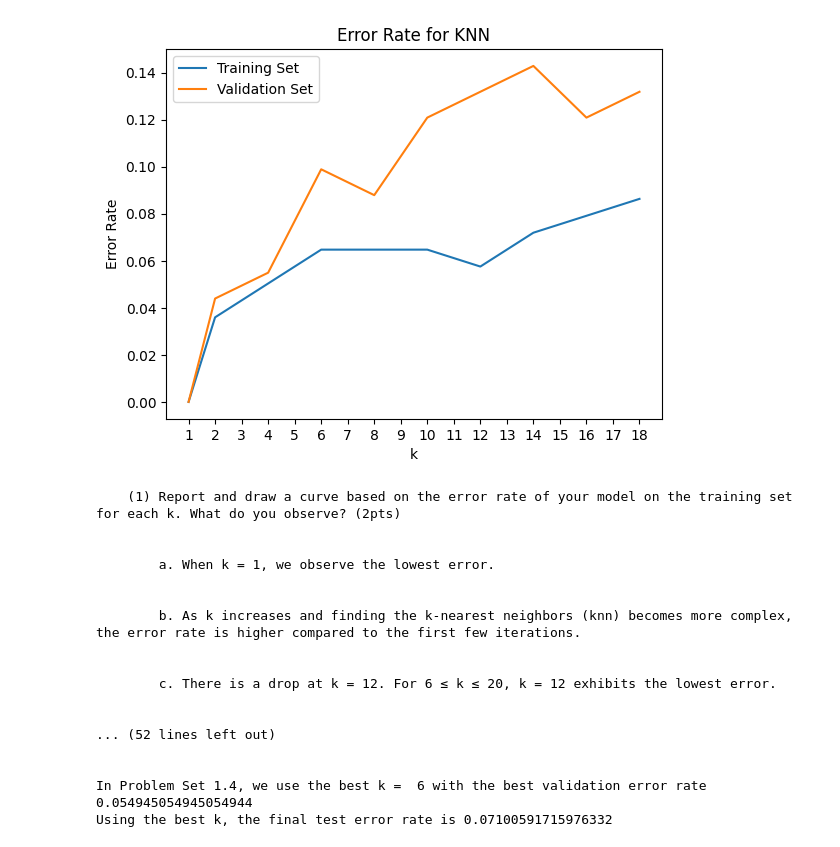
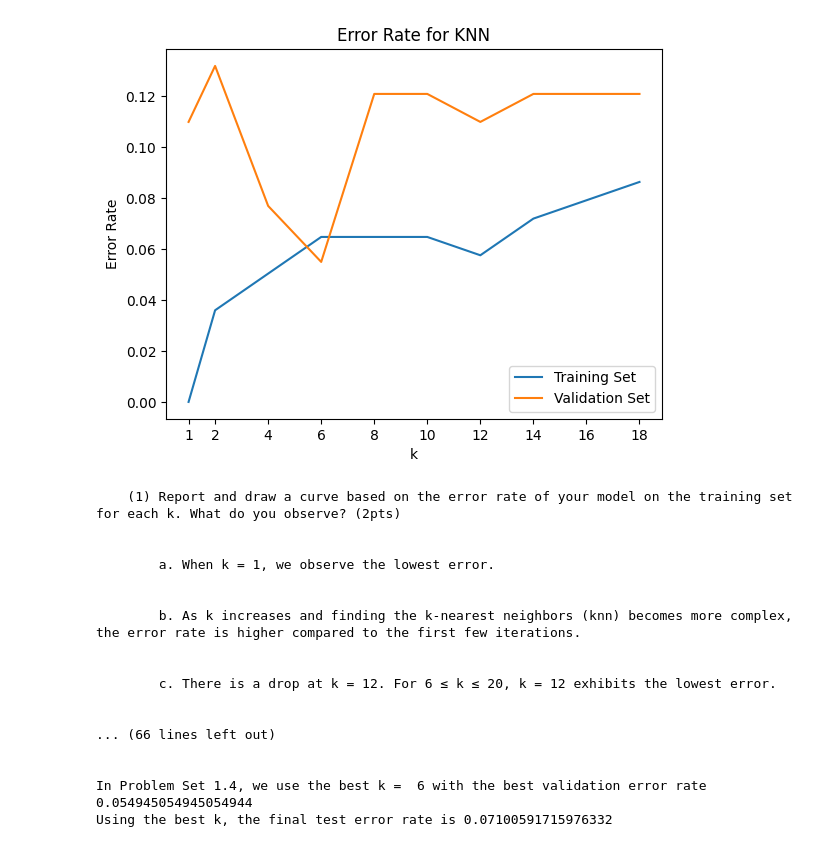
Before and after one commit to ehsankhaligh/CSCI567-Machine-Learning, a Jupyter notebook: HW1/Q3/Q3.ipynb, the cells around one changed output. Drawn from its saved outputs; the diff is of its cells as text; code cells hidden in the pictures.

```diff
--- a/HW1/Q3/Q3.ipynb
+++ b/HW1/Q3/Q3.ipynb
@@ -281,6 +281,7 @@ def main():
     print("yval.shape:", yval.shape)
     print("Xtest.shape:", Xtest.shape)
     print("ytest.shape:", ytest.shape)
+    print()
 
     dists = compute_l2_distances(Xtrain, Xval)
 
@@ -353,13 +354,14 @@ def main():
         train_errors.append(error_rate)
 
         #Report and draw a curve based on the error rate of your model on the validation set for each k.
-        dists = compute_l2_distances(Xval, Xval)
-        ypred = predict_labels(k, yval, dists)
+        dists = compute_l2_distances(Xtrain, Xval)
+        ypred = predict_labels(k, ytrain, dists)
         error_rate = compute_error_rate(yval, ypred)
         validation_errors.append(error_rate)
 
     # Plot the curves
-    plt.xticks(np.arange(1, 20, 1))
+    #plt.xticks(np.arange(1, 20, 1))
+    plt.xticks(K)
     plt.plot(K, train_errors, label='Training Set')
     plt.plot(K, validation_errors, label='Validation Set')
     plt.xlabel('k')
@@ -379,39 +381,49 @@ def main():
 
         d. The error line remains flat between k = 6 and k = 10. \n
 
+        e. As the value of k increases in KNN, the model may become less sensitive to local patterns and more influenced by global trends. This could impact the interpretability and generalization of the model. \n
+
     (2) Report and draw a curve based on the error rate of your model on the validation set for each k. What is your best k? (2pts) \n
 
-        a. For 1 ≤ k ≤ 20 1≤K≤20, the error rate is higher than that of the training set. \n
+        a. The best k is 6 having the lowest Error Rate. \n
 
-        b. This is possible because the sample population is smaller than the training population, which impacts the performance of the KNN. \n
+        b. For 8 ≤ k ≤ 10 and 14 ≤ k ≤ 18 the error rate stays the same.  Potentially, we can have an early stop after 10 if the error rate does not improve.  \n
 
-        c. It is possible that the validation set has fewer data points, and a single error rate contributes more to the overall error rate. \n
-
-        d. There is a drop in the error rate when k increases from 6 to 8, and another drop occurs between 16 to 18. \n
-
+        c. From going k=2 to k=6, the error rate improves\n
 
     (3) What do you observe by comparing the difference between the two curves? (2pts) \n
 
-        a. For all k's, the error rate for the training set is lower than that for the validation set. \n
+        a. Vladiation graph may provide better insight into the decision-making process leading to the conclusion than training graph.\n
 
-        b. The rate of change is higher for the validation set. \n
+        b. The training curve tends to increase for 2<=k<=6 whereas the validation curve has has a drop.\n
+        d. A similar curve pattern has been observed for both training and validation curves when 8<=k<=14. However, training and validation and each k have a different error rate.\n
 
-        c. The error rate drop on the validation set may not necessarily be the same as in the training set.\n
+        e. For k=6 (the best k - question 2) the validation error rate is lower than training error rate. \n
 
     (4) What is the final test set error rate you get using your best-k? (1pt) \n
 
-        In Problem Set 1.4, we use the best k =  6 with the best validation error rate 0.054945054945054944\n
-        Using the best k, the final test error rate is 0.07100591715976332\n
+       a. In Problem Set 1.4, we use the best k =  6 with the best validation error rate 0.054945054945054944 \n
+        Using the best k, the final test error rate is 0.07100591715976332
+
 
 
     (5) Comment on these results from the perspective of overfitting, generalization and hyper-parameter tuning. (3pts).\n
 
-        a. Small values of k, insufficiently smooth Dat, imbalanced Datasets in general can lead to overfitting.\n
-           For k=1, it is overfitting, becuase the nearest neighbor is the point itself.\n
-        c. Choosing smaller values for k, such as 1 or 3, tends to make the model more sensitive to local patterns. \n
-           Larger values for k, increase the influence of a larger number of neighbors, making the model more general.\n
-        d. Trying X fold CV on different Ks can help us to find the best k.\n
+    Overfitting: \n
+            When k=1 the error rate on the training set is low and higher on the validation set, this shows the model does not perform well on unseen data due to overfitting. \n
+            For small values of k, such as k=1 in KNN, the prediction depends solely on the nearest neighbor, which can lead to overfitting. The model becomes highly sensitive to noise in the training data, capturing local fluctuations rather than the true underlying structure of the data. \n
+
+        Generalization:  \n
+        	For k=6, the training and validation error rates are very close. This shows the model is generalized enough to perform the same for unseen data. \n
+            k=6 is less sensitive to a single point of data and still preserves the local pattern in the data.  \n
+            k=6 provides a good balance between the overfitting and underfitting in the terms of generalization. \n
+
+        hyper-parameter tuning: \n
+            Using different Ks to find the best k is a hyper parameter tuning which we implemented in this problem. As a result, we found the best k is 6 which has the lowest error rate.   \n
+            We learned a hyper parameter tuning is a necessary step for finding the best parameters in a classification problem. \n
+
     """)
+
 
     #####################################################
 
@@ -444,11 +457,11 @@ ytest.shape: (169,)
 The validation error rate is 0.07692307692307693 in Problem Set 1.1
 
 The validation error rate is 0.04395604395604396 in Problem Set 1.2 when using normalization
 
 The validation error rate is 0.04395604395604396 in Problem Set 1.2 when using minmax_scaling
 
 The validation error rate is 0.04395604395604396 in Problem Set 1.3, which use cosine distance
-[figure, old version]
+[figure, new version]
     (1) Report and draw a curve based on the error rate of your model on the training set for each k. What do you observe? (2pts)
 
 
@@ -461,7 +474,7 @@ The validation error rate is 0.04395604395604396 in Problem Set 1.3, which use c
         c. There is a drop at k = 12. For 6 ≤ k ≤ 20, k = 12 exhibits the lowest error.
 
 
-... (52 lines left out)
+... (66 lines left out)
 
 
 In Problem Set 1.4, we use the best k =  6 with the best validation error rate 0.054945054945054944
```
Also changed, not shown: 3 other files.
